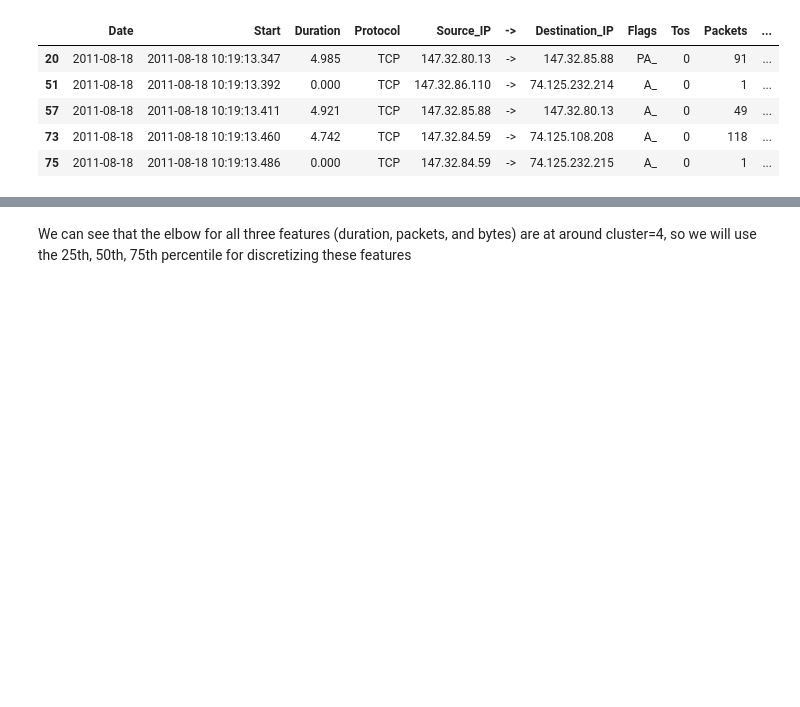
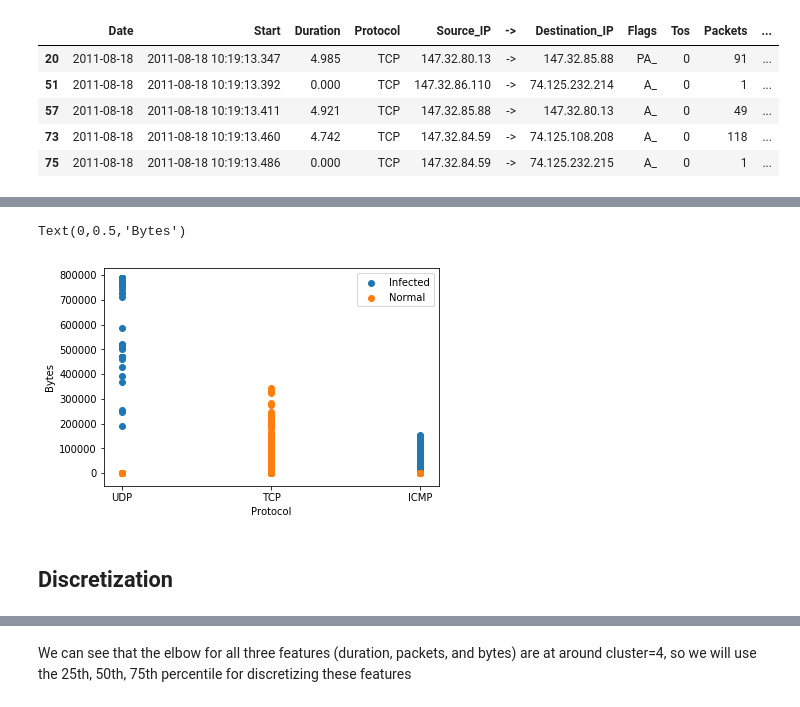
Before and after one commit to enreina/cs4035-lab, a Jupyter notebook: lab3/flow_discretization_task.ipynb, the cells around one changed output, grey strips where cells are left out. Saved outputs shown, nothing was run; the diff lists cells and outputs as text; code cells hidden in the pictures; blank space fills up the shorter version.

Commit message:
finish discretization task

```diff
--- a/lab3/flow_discretization_task.ipynb
+++ b/lab3/flow_discretization_task.ipynb
@@ -89,3 +100,14 @@ Name: Duration, dtype: float64
+# %%
+plt.scatter(infected_flow_sample['Protocol'], infected_flow_sample['Bytes'],label="Infected")
+plt.scatter(normal_flow_sample['Protocol'], normal_flow_sample['Bytes'], label="Normal")
+plt.legend()
+plt.xlabel("Protocol")
+plt.ylabel("Bytes")
+# %% [output]
+Text(0,0.5,'Bytes')
+[figure, added]
+# %% [markdown]
+## Discretization
 # %%
 def plot_elbow(samples, feature="Packets", max_k=10):
     datapoints = samples[feature].sort_values()
```
Also changed, not shown: parts of 20 cells of this notebook, 2 other files.
